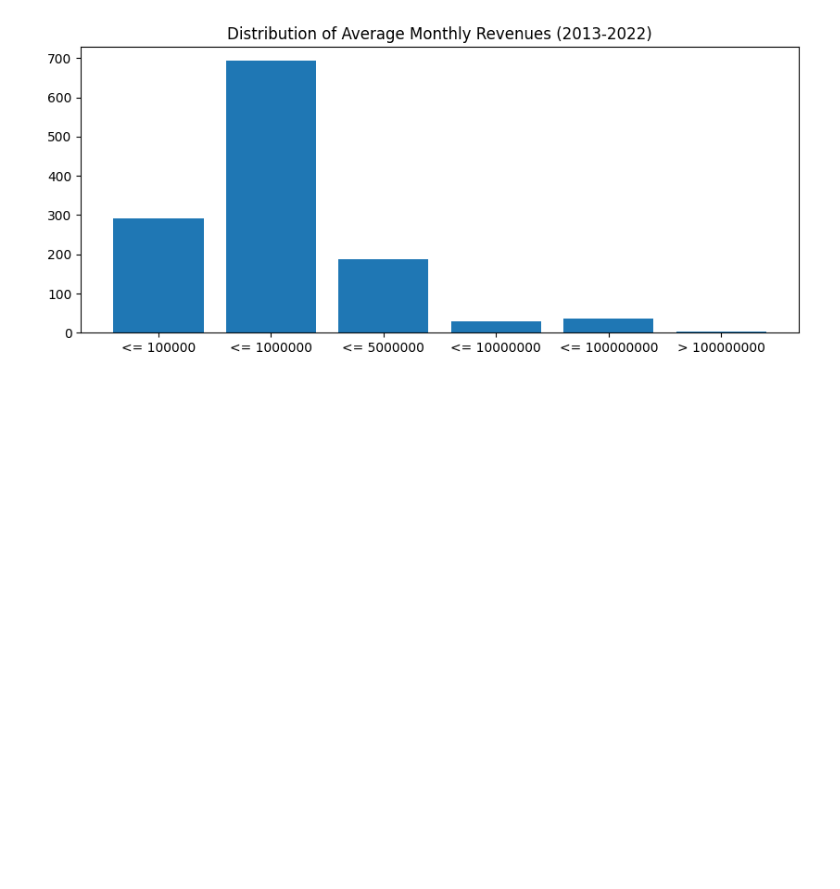
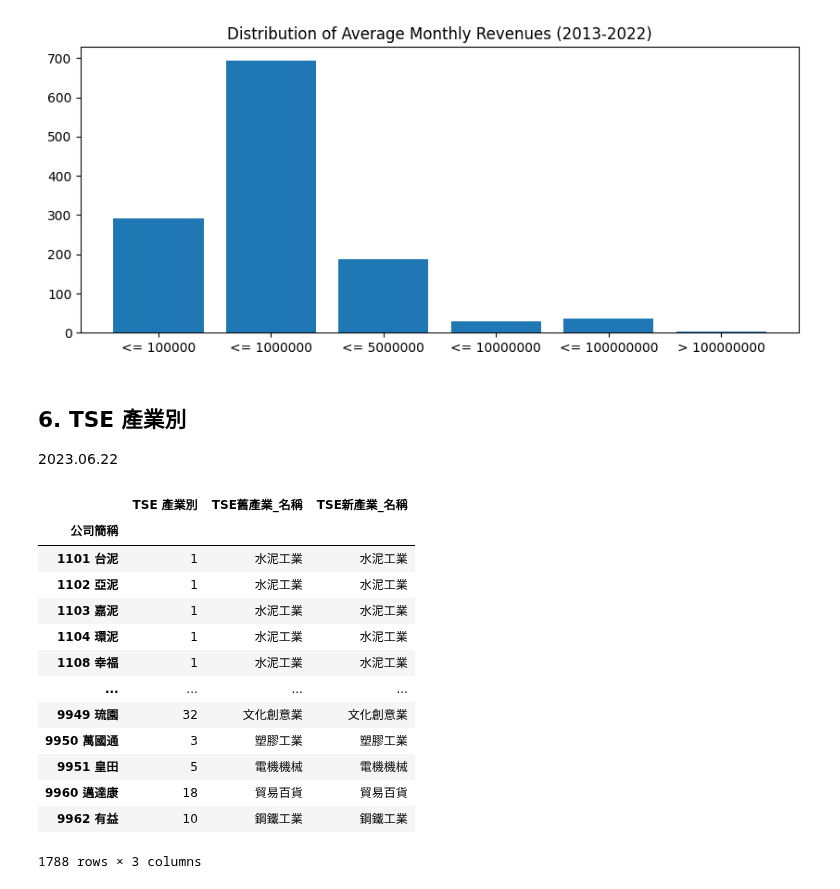
Before and after one commit to angel870326/Monthly-Revenue, a Jupyter notebook: 008_data_analysis_v2.ipynb, the cells around one changed output. Saved outputs shown, nothing was run; the diff lists cells and outputs as text; code cells hidden in the pictures; blank space fills up the shorter version.

```diff
--- a/008_data_analysis_v2.ipynb
+++ b/008_data_analysis_v2.ipynb
@@ -401,3 +402,25 @@ plt.title("Distribution of Average Monthly Revenues (2013-2022)")
 plt.show()
 # %% [output]
 [figure]
+# %% [markdown]
+## **6. TSE 產業別**
+
+2023.06.22
+# %%
+industry = pd.read_excel('/content/gdrive/MyDrive/論文/資料集/001_v1/上市櫃公司TSE產業.xlsx', index_col = 0)
+industry
+# %% [output]
+|  | TSE 產業別 | TSE舊產業_名稱 | TSE新產業_名稱 |
+| 公司簡稱 |  |  |  |
+| 1101 台泥 | 1 | 水泥工業 | 水泥工業 |
+| 1102 亞泥 | 1 | 水泥工業 | 水泥工業 |
+| 1103 嘉泥 | 1 | 水泥工業 | 水泥工業 |
+| 1104 環泥 | 1 | 水泥工業 | 水泥工業 |
+| 1108 幸福 | 1 | 水泥工業 | 水泥工業 |
+| ... | ... | ... | ... |
+| 9949 琉園 | 32 | 文化創意業 | 文化創意業 |
+| 9950 萬國通 | 3 | 塑膠工業 | 塑膠工業 |
+| 9951 皇田 | 5 | 電機機械 | 電機機械 |
+| 9960 邁達康 | 18 | 貿易百貨 | 貿易百貨 |
+| 9962 有益 | 10 | 鋼鐵工業 | 鋼鐵工業 |
+1788 rows × 3 columns
```
Also changed, not shown: parts of 3 cells of this notebook.
